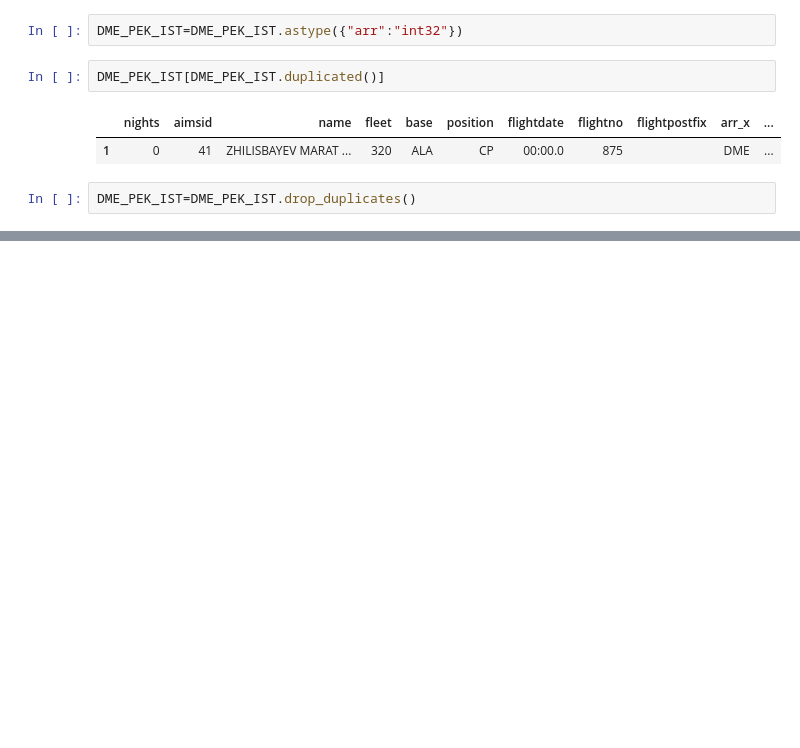
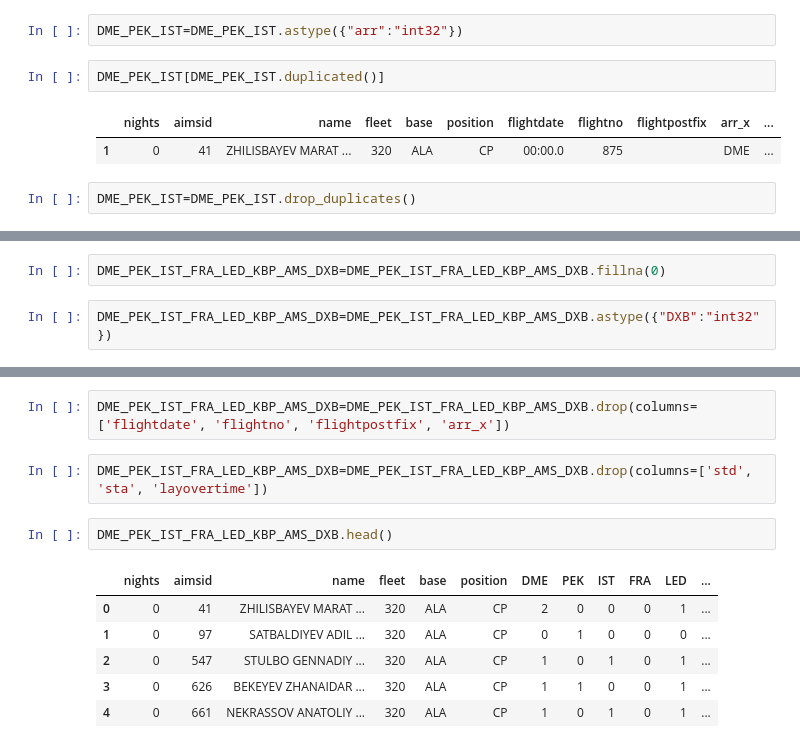
Before and after one commit to achilovahello/ala-airbus, a Jupyter notebook: airbus_ala.ipynb, the cells around one changed output, grey strips where cells are left out. Drawn from its saved outputs; the diff is of its cells as text; blank space fills up the shorter version.

```diff
--- a/airbus_ala.ipynb
+++ b/airbus_ala.ipynb
@@ -378,0 +485,4 @@ DME_PEK_IST=DME_PEK_IST.drop_duplicates()
+# %%
+DME_PEK_IST_FRA_LED_KBP_AMS_DXB=DME_PEK_IST_FRA_LED_KBP_AMS_DXB.fillna(0)
+# %%
+DME_PEK_IST_FRA_LED_KBP_AMS_DXB=DME_PEK_IST_FRA_LED_KBP_AMS_DXB.astype({"DXB":"int32"})
@@ -378,0 +499,13 @@ DME_PEK_IST=DME_PEK_IST.drop_duplicates()
+# %%
+DME_PEK_IST_FRA_LED_KBP_AMS_DXB=DME_PEK_IST_FRA_LED_KBP_AMS_DXB.drop(columns=['flightdate', 'flightno', 'flightpostfix', 'arr_x'])
+# %%
+DME_PEK_IST_FRA_LED_KBP_AMS_DXB=DME_PEK_IST_FRA_LED_KBP_AMS_DXB.drop(columns=['std', 'sta', 'layovertime'])
+# %%
+DME_PEK_IST_FRA_LED_KBP_AMS_DXB.head()
+# %% [output]
+|  | nights | aimsid | name | fleet | base | position | DME | PEK | IST | FRA | LED | ... |
+| 0 | 0 | 41 | ZHILISBAYEV MARAT ... | 320 | ALA | CP | 2 | 0 | 0 | 0 | 1 | ... |
+| 1 | 0 | 97 | SATBALDIYEV ADIL ... | 320 | ALA | CP | 0 | 1 | 0 | 0 | 0 | ... |
+| 2 | 0 | 547 | STULBO GENNADIY ... | 320 | ALA | CP | 1 | 0 | 1 | 0 | 1 | ... |
+| 3 | 0 | 626 | BEKEYEV ZHANAIDAR ... | 320 | ALA | CP | 1 | 1 | 0 | 0 | 1 | ... |
+| 4 | 0 | 661 | NEKRASSOV ANATOLIY ... | 320 | ALA | CP | 1 | 0 | 1 | 0 | 1 | ... |
```
Also changed, not shown: parts of 55 cells of this notebook.
